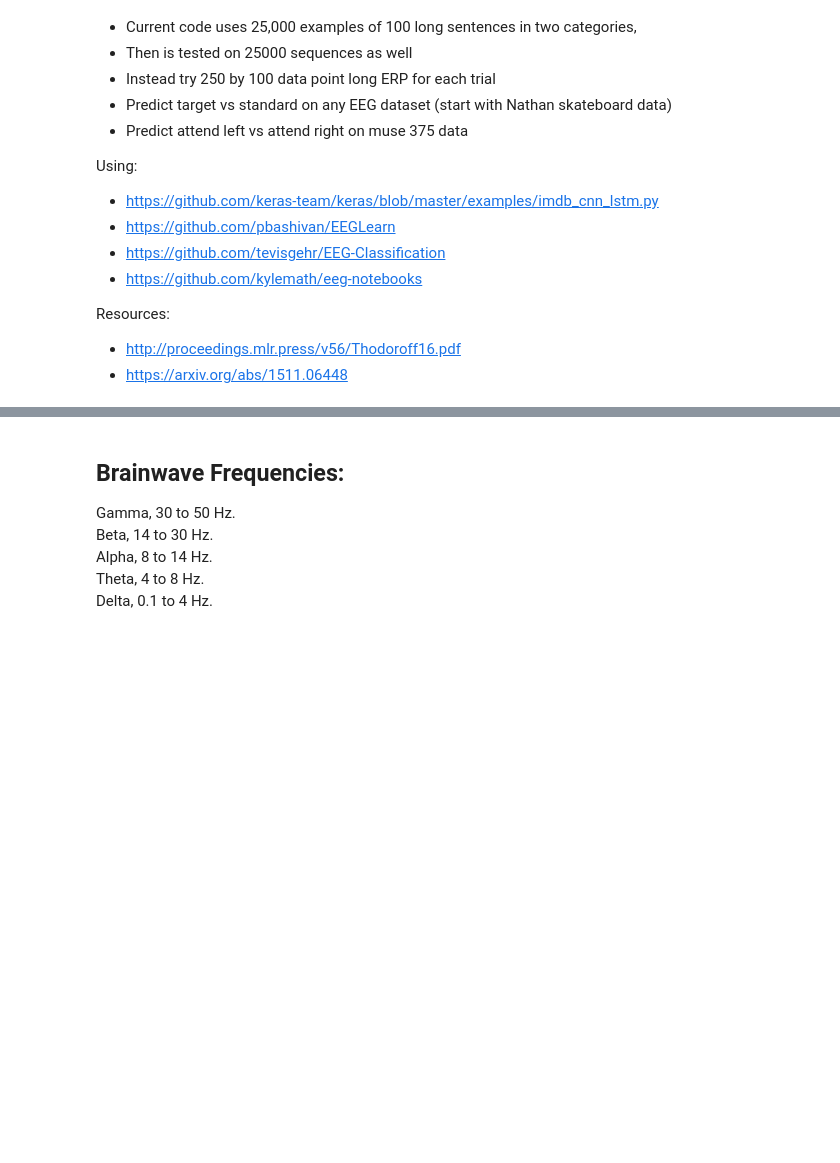
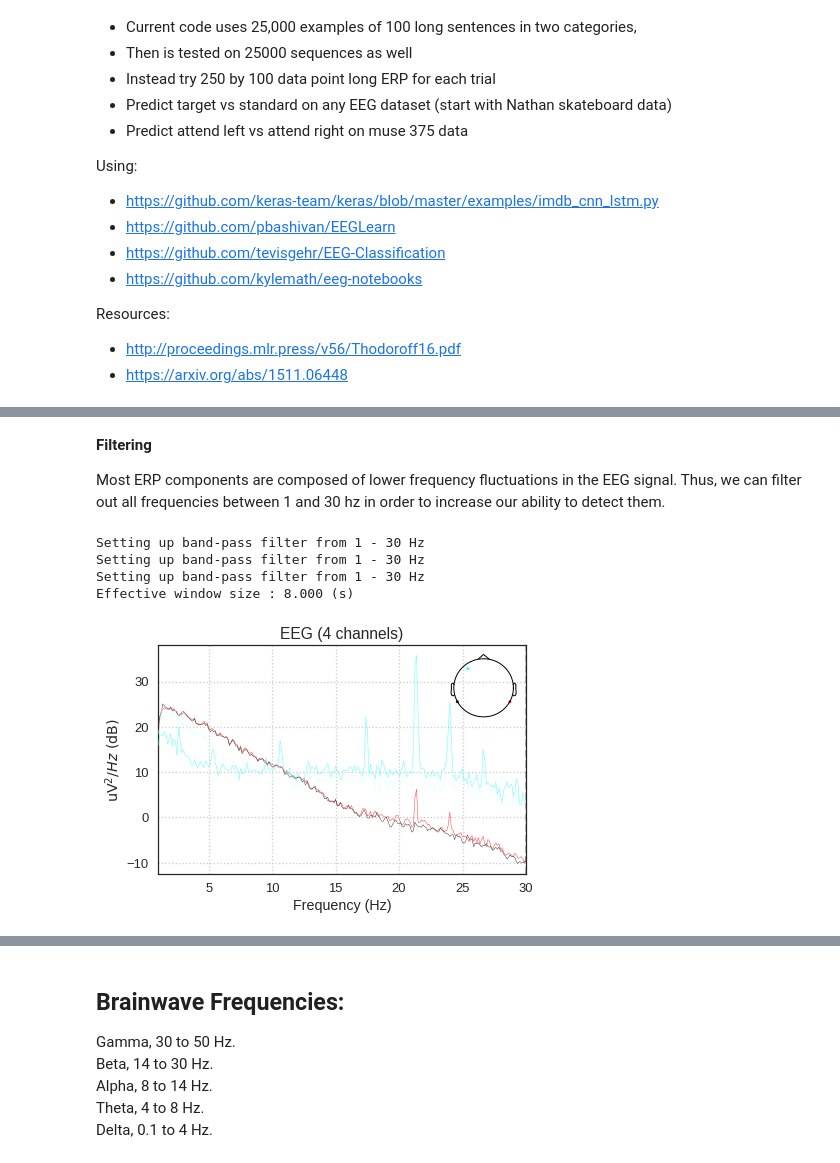
Before and after one commit to kylemath/EEG-Classification, a Jupyter notebook: notebooks/CNN_LSTM_Muse_Kyle.ipynb, the cells around one changed output, grey strips where cells are left out. Drawn from its saved outputs; the diff is of its cells as text; code cells hidden in the pictures; blank space fills up the shorter version.

```diff
--- a/notebooks/CNN_LSTM_Muse_Kyle.ipynb
+++ b/notebooks/CNN_LSTM_Muse_Kyle.ipynb
@@ -42,0 +101,13 @@ from eeg_learn_functions import *
+# %% [markdown]
+**Filtering**
+
+Most ERP components are composed of lower frequency fluctuations in the EEG signal. Thus, we can filter out all frequencies between 1 and 30 hz in order to increase our ability to detect them.
+# %%
+raw.filter(1,30, method='iir', picks=[0, 1, 2, 3])
+raw.plot_psd(fmin=1, fmax=30, picks=[0, 1,2,3]);
+# %% [output]
+Setting up band-pass filter from 1 - 30 Hz
+Setting up band-pass filter from 1 - 30 Hz
+Setting up band-pass filter from 1 - 30 Hz
+Effective window size : 8.000 (s)
+[figure, added]
```
Also changed, not shown: parts of 16 cells of this notebook.
